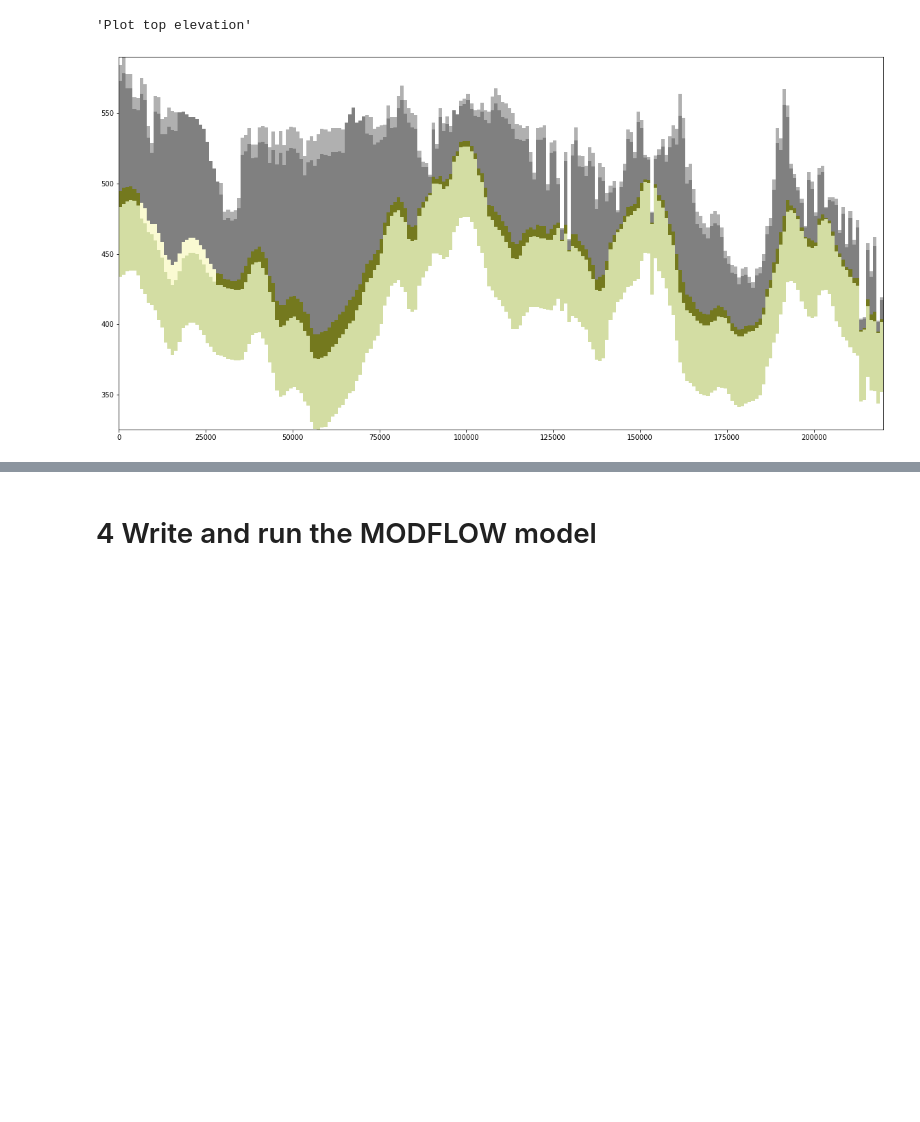
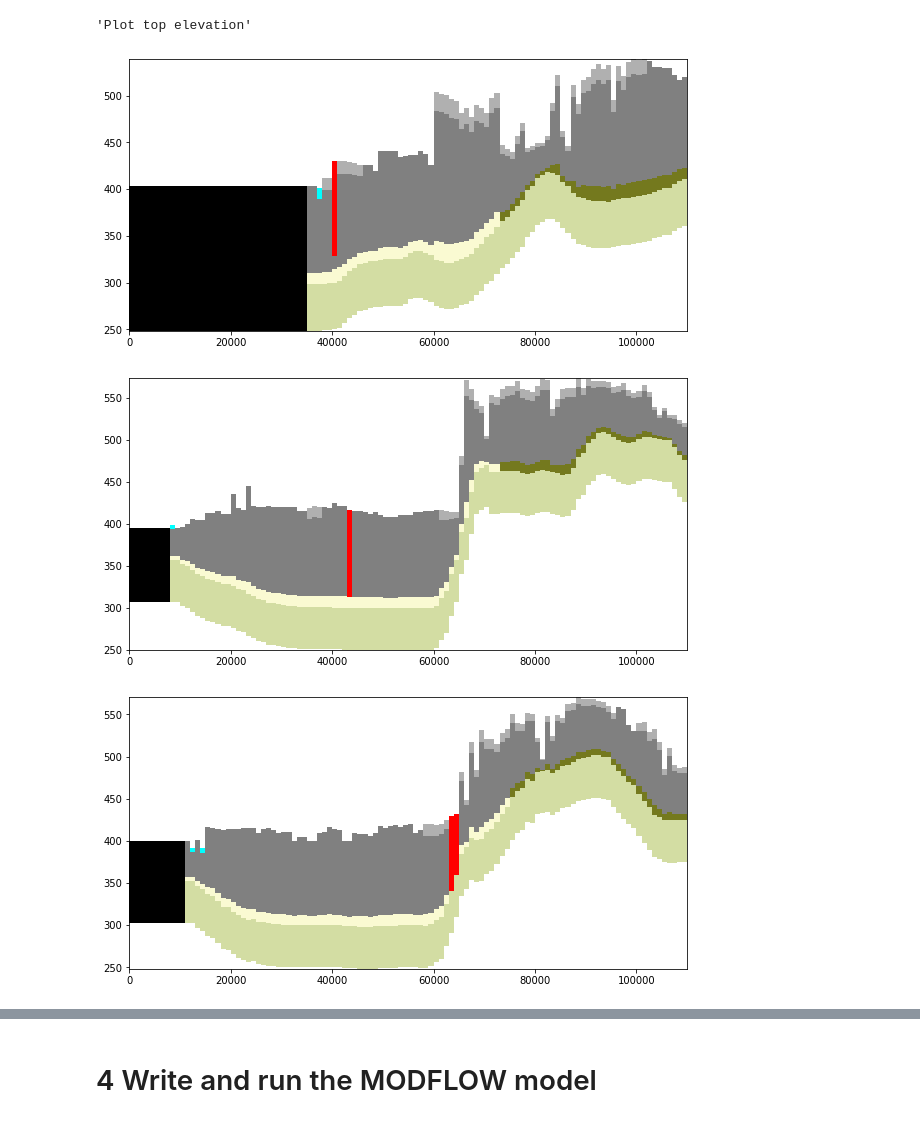
Before and after one commit to Firas-95/GEO572-Project-E.St.Louis, a Jupyter notebook: ESL_model_v2.1.ipynb, the cells around one changed output, grey strips where cells are left out. Drawn from its saved outputs; the diff is of its cells as text; code cells hidden in the pictures; blank space fills up the shorter version.

```diff
--- a/ESL_model_v2.1.ipynb
+++ b/ESL_model_v2.1.ipynb
@@ -697,28 +700,30 @@ plt.show()
 'Plot top elevation'
 # %%
 """Plot the transect we are concerned about in milestone 1."""
-def plot_transect(rowcolflag, value):
-  plt.figure(figsize=(20, 10))  #create 20 x 10 figure\
+def plot_transect(rowcolflag=0, value=0):
+
   # rowcolflag indicates whether the transect is on the row or the column direction
   if rowcolflag == 0:
+    plt.figure(figsize=(10, 5))  #create 10 x 5 figure
     modelxsect = flopy.plot.PlotCrossSection(
         model=m, line={"row": value})  #use plotmapview to attach plot to model
   elif rowcolflag == 1:
+    plt.figure(figsize=(20, 5))  #create 10 x 5 figure
     modelxsect = flopy.plot.PlotCrossSection(
         model=m, line={"column": value})  #use plotmapview to attach plot to model
   #create colormap of named colors
   colors = ["gray","saddlebrown", "olivedrab", "lightgoldenrodyellow"]
   cmap = mp.colors.LinearSegmentedColormap.from_list("", colors)
   # norm = mp.colors.LogNorm(vmin=kf, vmax=kvc)
   # khlaynp = np.array(khlayers)
   lines = modelxsect.plot_array(khlaynp, norm=norm, cmap=cmap)
   modelxsect.plot_bc(ftype='DRN', color='#B0B0B0')
   modelxsect.plot_bc(ftype='RIV', color='cyan')
   modelxsect.plot_bc(ftype='WEL',color='red')
   modelxsect.plot_ibound()
   plt.show()
   return
-
-plot_transect(1,100)
 # %% [output]
-[figure, old version]
+[figure, new version]
+[figure, added]
+[figure, added]
```
Also changed, not shown: parts of 3 cells of this notebook.
